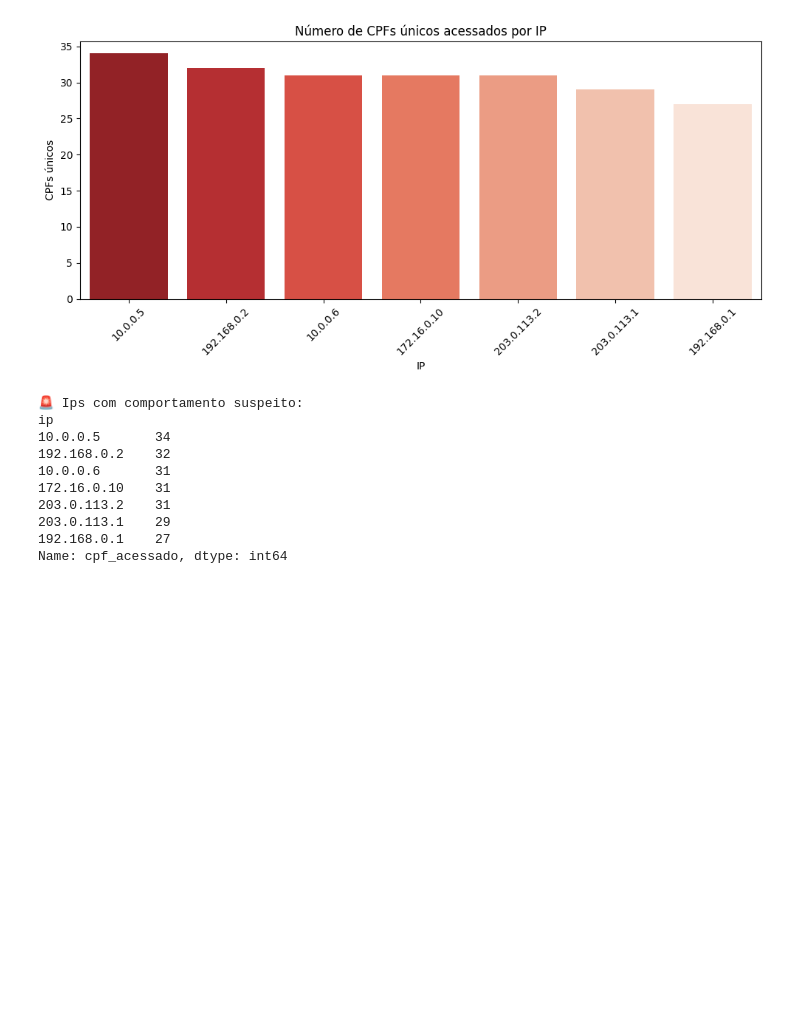
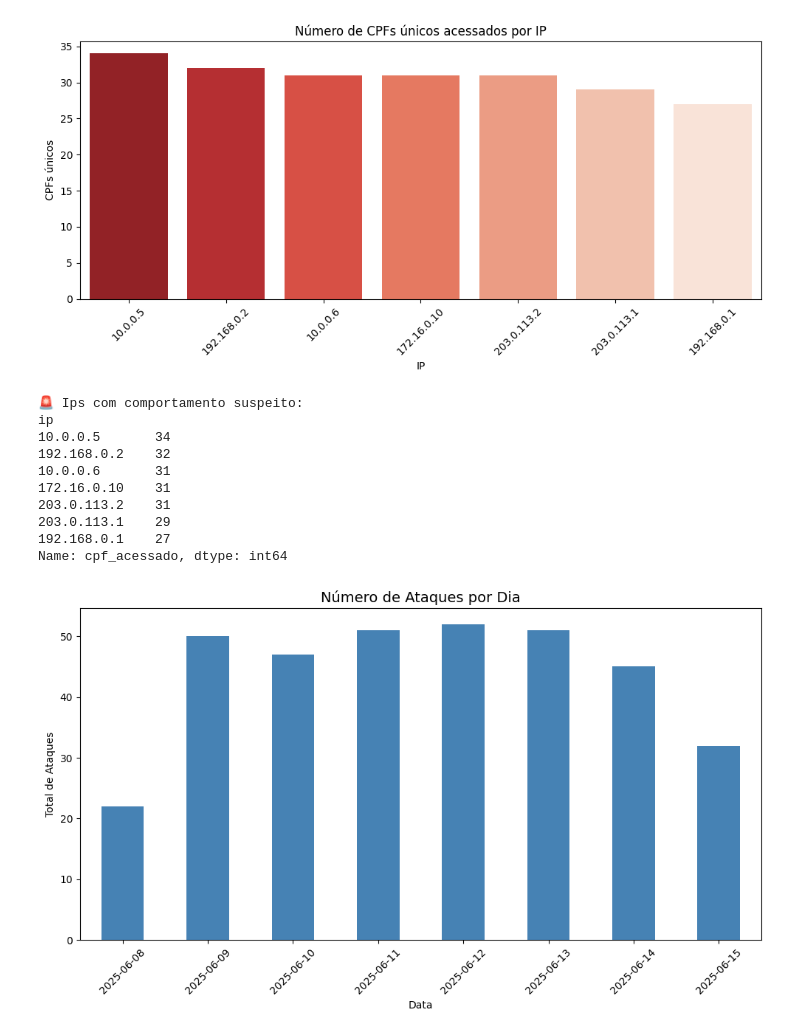
Before and after one commit to nataliaaguiars/cybersecurity-snackexpress, a Jupyter notebook: snackexpress.ipynb, the cells around one changed output. Cells and saved outputs as stored; diff of their text form; code cells hidden in the pictures; blank space fills up the shorter version.

```diff
--- a/snackexpress.ipynb
+++ b/snackexpress.ipynb
@@ -126,3 +126,22 @@ ip
 203.0.113.1    29
 192.168.0.1    27
 Name: cpf_acessado, dtype: int64
+# %%
+# Converter data_hora para datetime, se ainda não tiver feito
+df['data_hora'] = pd.to_datetime(df['data_hora'])
+df['data'] = df['data_hora'].dt.date
+
+# Agrupamento por dia
+ataques_por_dia = df['data'].value_counts().sort_index()
+
+plt.figure(figsize=(10,6))
+ataques_por_dia.plot(kind="bar", color="steelblue")
+plt.title("Número de Ataques por Dia", fontsize=14)
+plt.xlabel("Data")
+plt.ylabel("Total de Ataques")
+plt.xticks(rotation=45)
+plt.tight_layout()
+plt.savefig("images/ataques_por_dia.png", dpi=300, bbox_inches='tight')
+plt.show()
+# %% [output]
+[figure, added]
```
Also changed, not shown: parts of 2 cells of this notebook.
